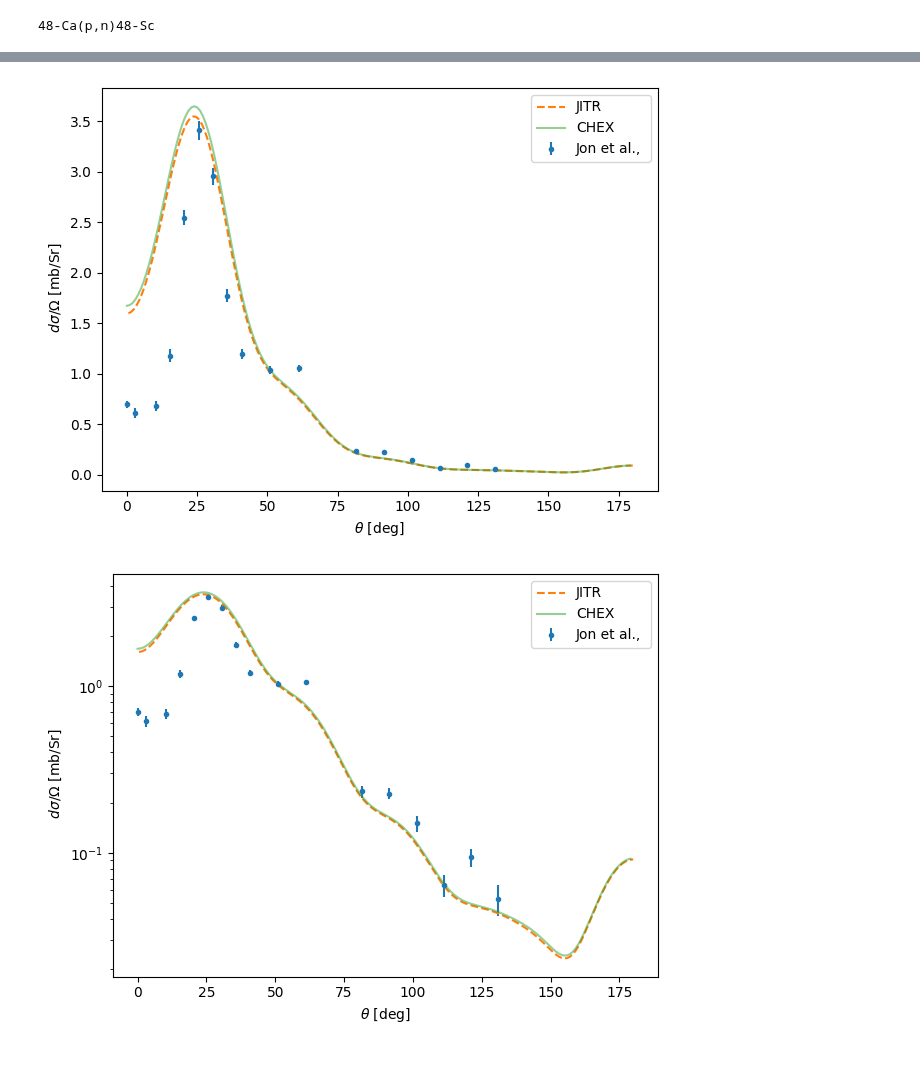
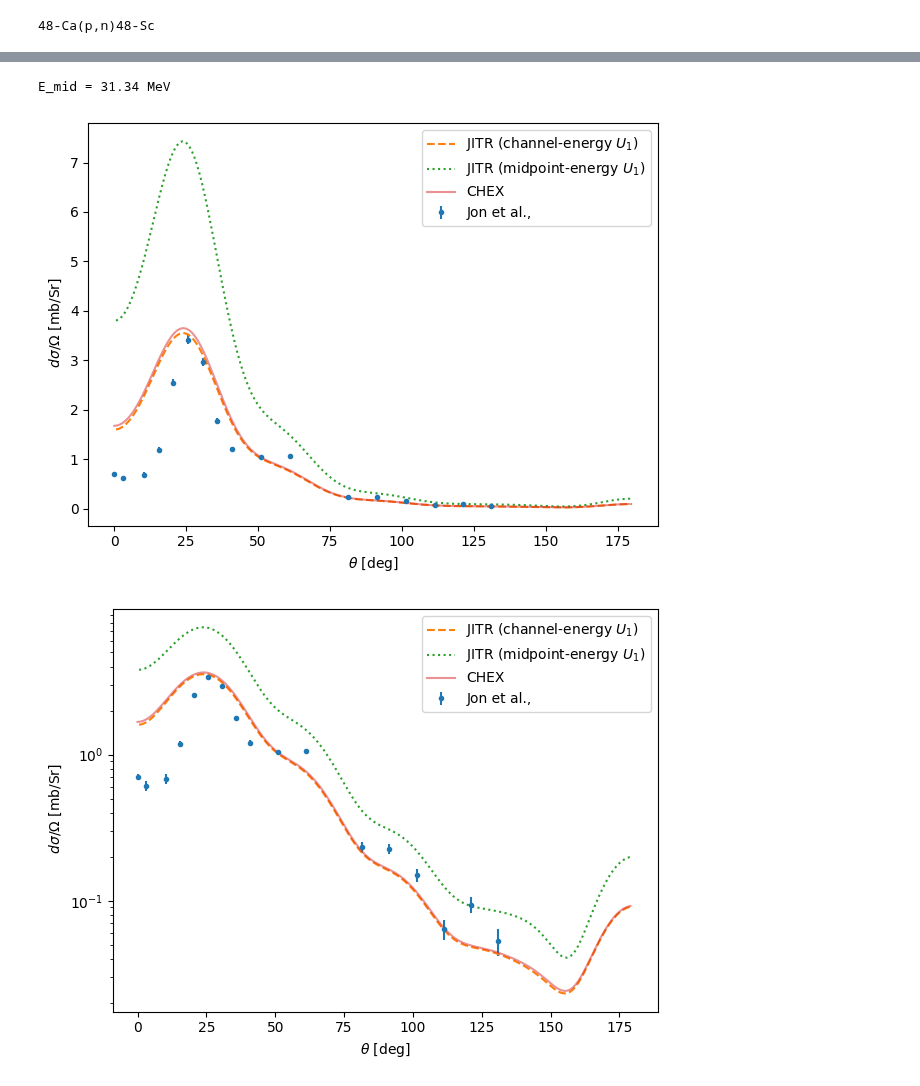
Before and after one commit to beykyle/jitr, a Jupyter notebook: examples/notebooks/chex_jitr_validation.ipynb, the cells around one changed output, grey strips where cells are left out. Saved outputs shown, nothing was run; the diff lists cells and outputs as text; code cells hidden in the pictures.

```diff
--- a/examples/notebooks/chex_jitr_validation.ipynb
+++ b/examples/notebooks/chex_jitr_validation.ipynb
@@ -119,3 +132,32 @@ xs = workspace.xs(
+# %%
+E_mid = 0.5 * (kinematics_entrance.Elab + kinematics_exit.Elab)
+kinematics_mid_p = reaction.kinematics(E_mid, relativistic=False)
+kinematics_mid_n = reaction_exit_channel.kinematics(E_mid, relativistic=False)
+
+U_p_central_mid, U_p_spin_orbit_mid, _ = omp_entrance(
+    rgrid, reaction, kinematics_mid_p, *kd_default_proton_params
+)
+U_n_central_mid, U_n_spin_orbit_mid, _ = omp_exit(
+    rgrid, reaction_exit_channel, kinematics_mid_n, *kd_default_neutron_params
+)
+
+U1_central_mid = -(U_n_central_mid - U_p_central_mid) * workspace.isovector_factor
+U1_spin_orbit_mid = (
+    -(U_n_spin_orbit_mid - U_p_spin_orbit_mid) * workspace.isovector_factor
+)
+
+xs_mid = workspace.xs(
+    U_p_coulomb,
+    U_p_central,
+    U_p_spin_orbit,
+    U_n_central,
+    U_n_spin_orbit,
+    U1_central=U1_central_mid,
+    U1_spin_orbit=U1_spin_orbit_mid,
+)
+print(f"E_mid = {E_mid:.2f} MeV")
+# %% [output]
+E_mid = 31.34 MeV
 # %%
 xspn = pd.read_csv(
     "./chex_qepn_xs.txt",
@@ -147,22 +189,27 @@ ca48_pn_ias = np.array(
 # %%
 plt.errorbar(
     ca48_pn_ias[:, 0],
     ca48_pn_ias[:, 1],
     yerr=ca48_pn_ias[:, 2],
     label="Jon et al., ",
     linestyle="none",
     marker=".",
 )
 
-plt.plot(workspace.angles * 180 / np.pi, xs, "--", label="JITR")
+plt.plot(
+    workspace.angles * 180 / np.pi, xs, "--", label="JITR (channel-energy $U_1$)"
+)
+plt.plot(
+    workspace.angles * 180 / np.pi, xs_mid, ":", label="JITR (midpoint-energy $U_1$)"
+)
 plt.plot(xspn["theta"], xspn["dxs"], label="CHEX", alpha=0.5)
 plt.xlabel(r"$\theta$ [deg]")
 plt.ylabel(r" $d \sigma / \Omega$ [mb/Sr]")
 plt.legend()
 plt.tight_layout()
 plt.show()
 # %% [output]
-[figure, old version]
+[figure, new version]
 # %%
 plt.errorbar(
     ca48_pn_ias[:, 0],
@@ -173,7 +220,12 @@ plt.errorbar(
     marker=".",
 )
 
-plt.plot(workspace.angles * 180 / np.pi, xs, "--", label="JITR")
+plt.plot(
+    workspace.angles * 180 / np.pi, xs, "--", label="JITR (channel-energy $U_1$)"
+)
+plt.plot(
+    workspace.angles * 180 / np.pi, xs_mid, ":", label="JITR (midpoint-energy $U_1$)"
+)
 plt.plot(xspn["theta"], xspn["dxs"], label="CHEX", alpha=0.5)
 plt.xlabel(r"$\theta$ [deg]")
 plt.ylabel(r" $d \sigma / \Omega$ [mb/Sr]")
@@ -182,7 +234,7 @@ plt.yscale("log")
 plt.tight_layout()
 plt.show()
 # %% [output]
-[figure, old version]
+[figure, new version]
 # %%
 xs_interp = np.interp(xspn["theta"], workspace.angles * 180 / np.pi, xs)
 np.testing.assert_allclose(xspn["dxs"], xs_interp, rtol=0.05, atol=0.003)
```
Also changed, not shown: parts of 1 cell of this notebook, 2 other files.
